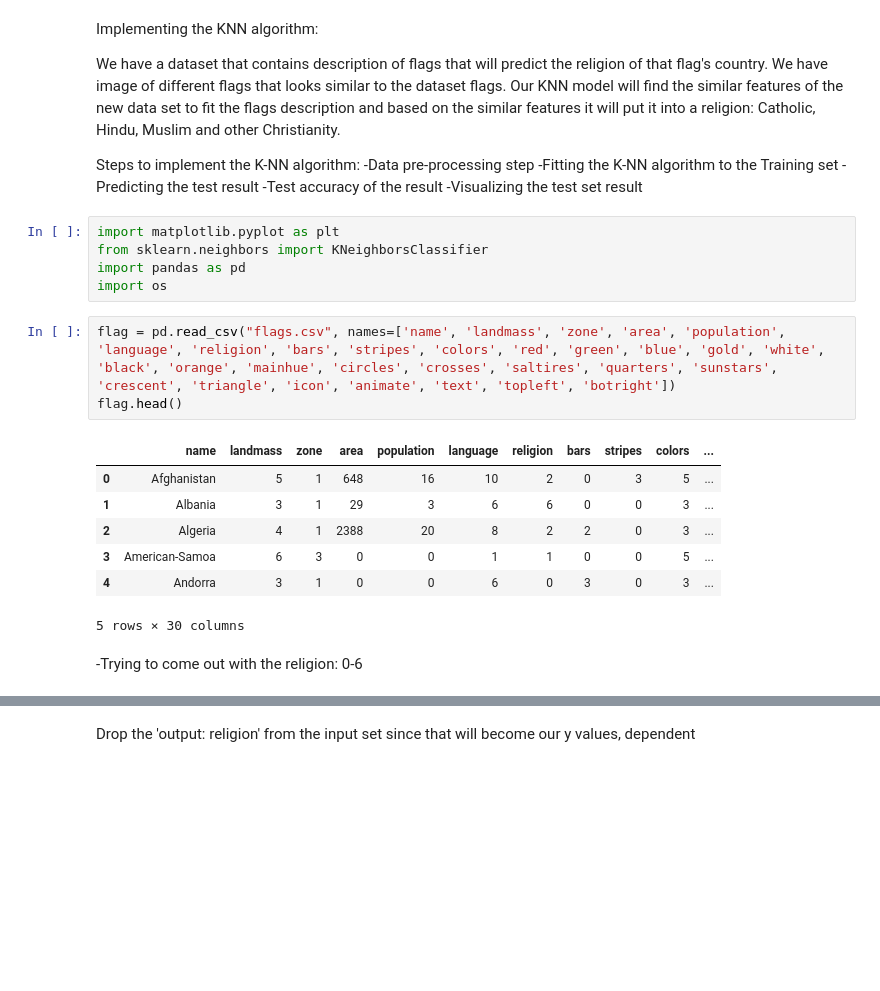
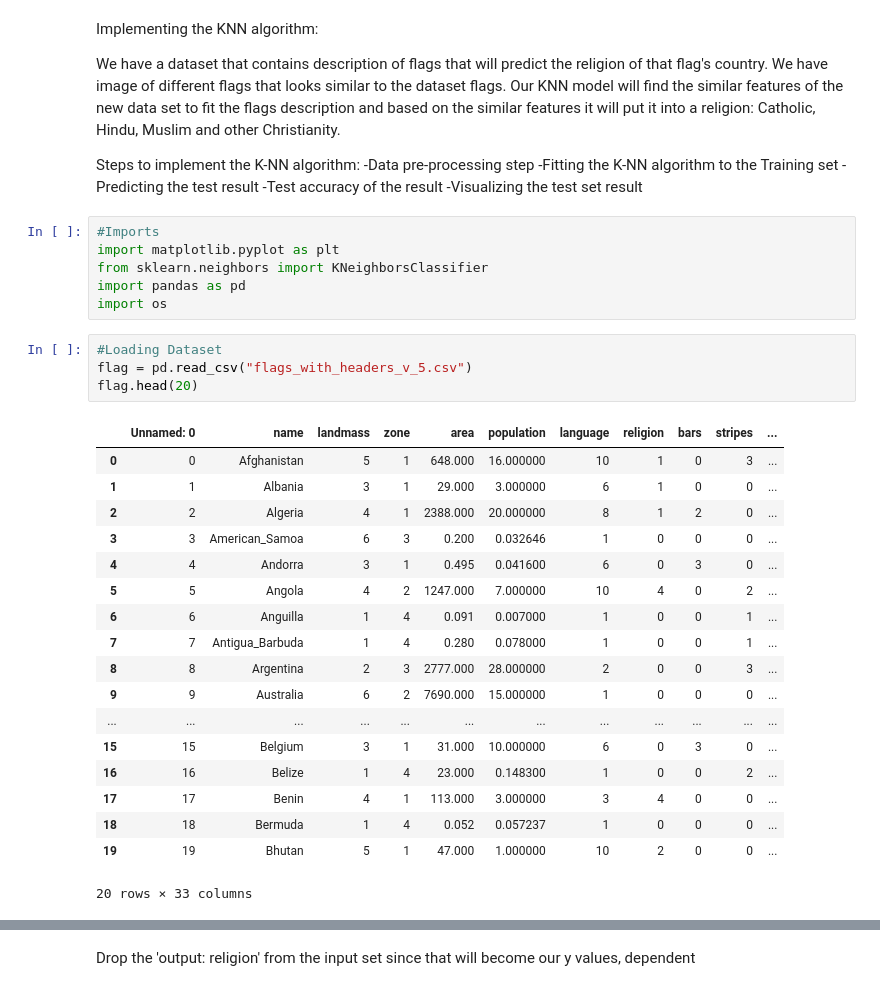
Before and after one commit to zpoeschl/flags_and_religion, a Jupyter notebook: static/data/flag- KNN.ipynb, the cells around one changed output, grey strips where cells are left out. Saved outputs shown, nothing was run; the diff lists cells and outputs as text; blank space fills up the shorter version.

```diff
--- a/static/data/flag- KNN.ipynb
+++ b/static/data/flag- KNN.ipynb
@@ -14,20 +14,31 @@ Steps to implement the K-NN algorithm:
 -Test accuracy of the result
 -Visualizing the test set result
 # %%
+#Imports
 import matplotlib.pyplot as plt
 from sklearn.neighbors import KNeighborsClassifier
 import pandas as pd
 import os
-# %%
-flag = pd.read_csv("flags.csv", names=['name', 'landmass', 'zone', 'area', 'population', 'language', 'religion', 'bars', 'stripes', 'colors', 'red', 'green', 'blue', 'gold', 'white', 'black', 'orange', 'mainhue', 'circles', 'crosses', 'saltires', 'quarters', 'sunstars', 'crescent', 'triangle', 'icon', 'animate', 'text', 'topleft', 'botright'])
-flag.head()
-# %% [output]
-|  | name | landmass | zone | area | population | language | religion | bars | stripes | colors | ... |
-| 0 | Afghanistan | 5 | 1 | 648 | 16 | 10 | 2 | 0 | 3 | 5 | ... |
-| 1 | Albania | 3 | 1 | 29 | 3 | 6 | 6 | 0 | 0 | 3 | ... |
-| 2 | Algeria | 4 | 1 | 2388 | 20 | 8 | 2 | 2 | 0 | 3 | ... |
-| 3 | American-Samoa | 6 | 3 | 0 | 0 | 1 | 1 | 0 | 0 | 5 | ... |
-| 4 | Andorra | 3 | 1 | 0 | 0 | 6 | 0 | 3 | 0 | 3 | ... |
-5 rows × 30 columns
-# %% [markdown]
--Trying to come out with the religion: 0-6
+# %%
+#Loading Dataset
+flag = pd.read_csv("flags_with_headers_v_5.csv")
+flag.head(20)
+# %% [output]
+|  | Unnamed: 0 | name | landmass | zone | area | population | language | religion | bars | stripes | ... |
+| 0 | 0 | Afghanistan | 5 | 1 | 648.000 | 16.000000 | 10 | 1 | 0 | 3 | ... |
+| 1 | 1 | Albania | 3 | 1 | 29.000 | 3.000000 | 6 | 1 | 0 | 0 | ... |
+| 2 | 2 | Algeria | 4 | 1 | 2388.000 | 20.000000 | 8 | 1 | 2 | 0 | ... |
+| 3 | 3 | American_Samoa | 6 | 3 | 0.200 | 0.032646 | 1 | 0 | 0 | 0 | ... |
+| 4 | 4 | Andorra | 3 | 1 | 0.495 | 0.041600 | 6 | 0 | 3 | 0 | ... |
+| 5 | 5 | Angola | 4 | 2 | 1247.000 | 7.000000 | 10 | 4 | 0 | 2 | ... |
+| 6 | 6 | Anguilla | 1 | 4 | 0.091 | 0.007000 | 1 | 0 | 0 | 1 | ... |
+| 7 | 7 | Antigua_Barbuda | 1 | 4 | 0.280 | 0.078000 | 1 | 0 | 0 | 1 | ... |
+| 8 | 8 | Argentina | 2 | 3 | 2777.000 | 28.000000 | 2 | 0 | 0 | 3 | ... |
+| 9 | 9 | Australia | 6 | 2 | 7690.000 | 15.000000 | 1 | 0 | 0 | 0 | ... |
+| ... | ... | ... | ... | ... | ... | ... | ... | ... | ... | ... | ... |
+| 15 | 15 | Belgium | 3 | 1 | 31.000 | 10.000000 | 6 | 0 | 3 | 0 | ... |
+| 16 | 16 | Belize | 1 | 4 | 23.000 | 0.148300 | 1 | 0 | 0 | 2 | ... |
+| 17 | 17 | Benin | 4 | 1 | 113.000 | 3.000000 | 3 | 4 | 0 | 0 | ... |
+| 18 | 18 | Bermuda | 1 | 4 | 0.052 | 0.057237 | 1 | 0 | 0 | 0 | ... |
+| 19 | 19 | Bhutan | 5 | 1 | 47.000 | 1.000000 | 10 | 2 | 0 | 0 | ... |
+20 rows × 33 columns
```
Also changed, not shown: parts of 16 cells of this notebook, 2 other files.
